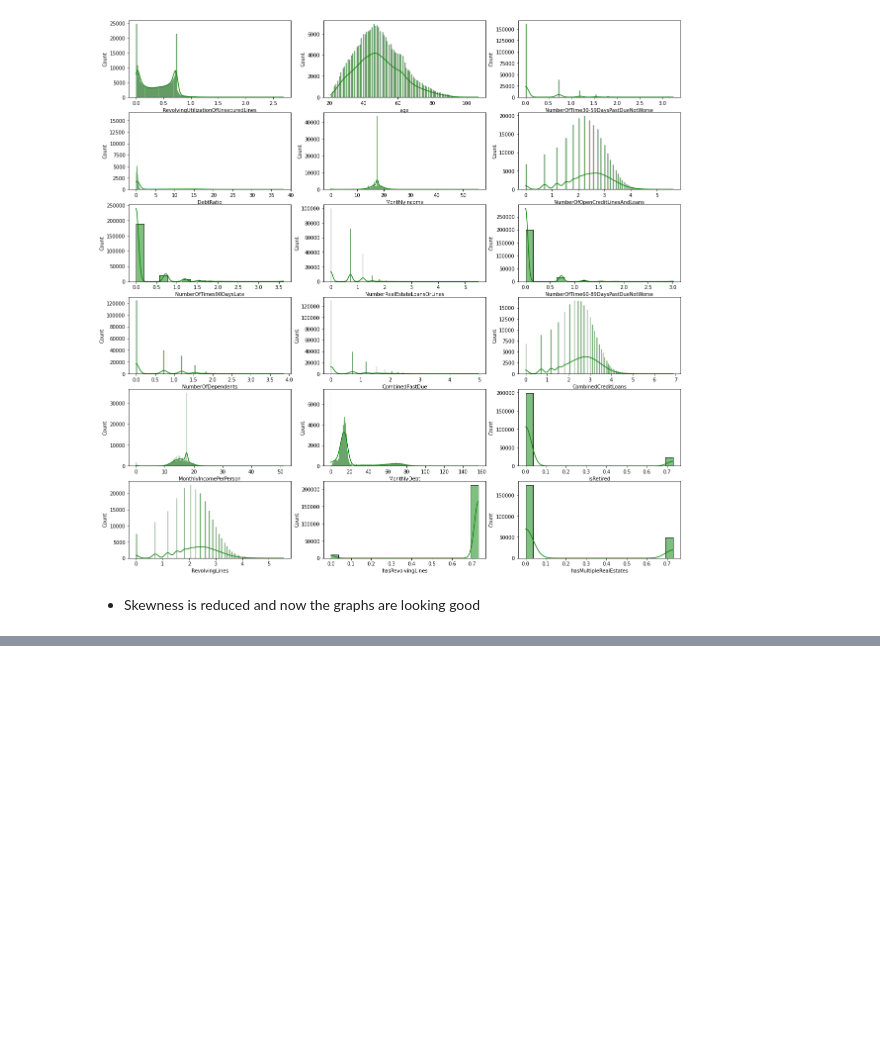
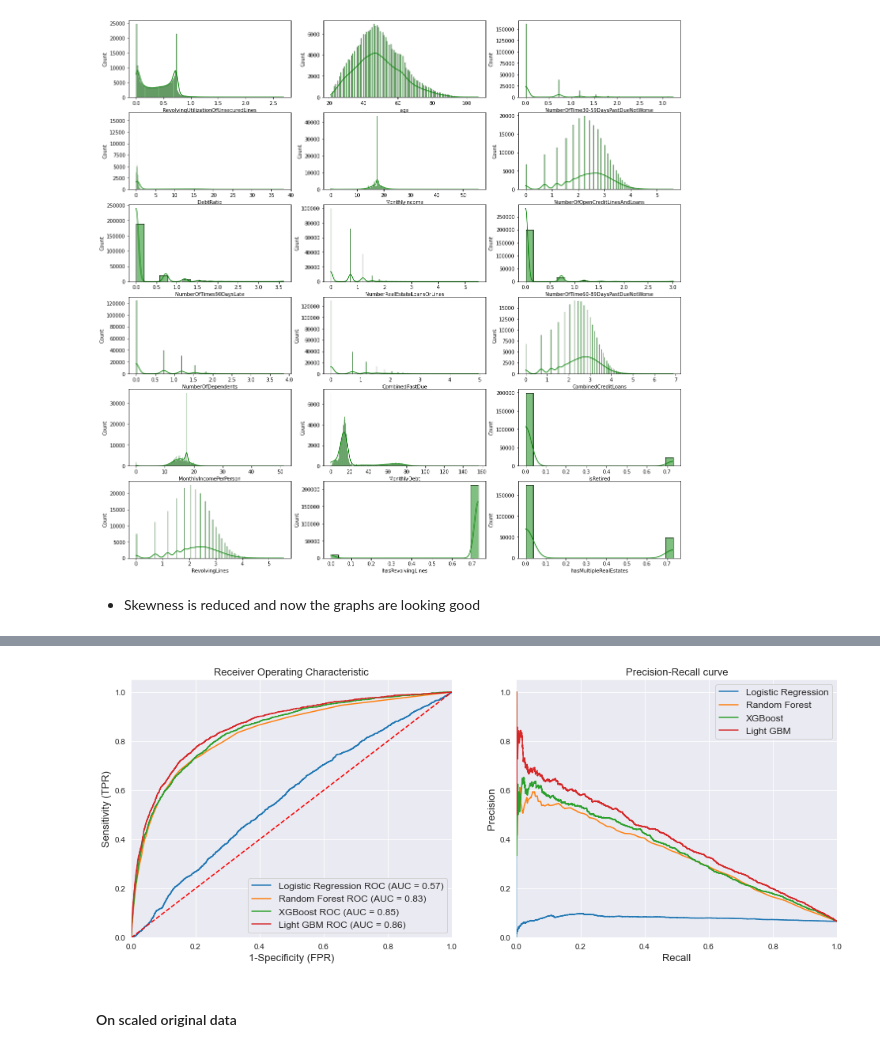
Before and after one commit to Satyendra-Mishra/Projects, a Jupyter notebook: Credit_card_default_prediction_ML/Credit_card_default_ML.ipynb, the cells around one changed output, grey strips where cells are left out. Cells and saved outputs as stored; diff of their text form; code cells hidden in the pictures; blank space fills up the shorter version.

Commit message:
Modelling credit default

```diff
--- a/Credit_card_default_prediction_ML/Credit_card_default_ML.ipynb
+++ b/Credit_card_default_prediction_ML/Credit_card_default_ML.ipynb
@@ -959,0 +1037,7 @@ StandardScaler()
+# %%
+# Obtaining class weights based on the class samples imbalance ratio
+vals, num_samples = np.unique(y_train, return_counts = True)
+weights = np.max(num_samples)/num_samples
+print("Unique class labels:\t ",vals)
+print("Corresponding class weights", weights)
+print("No. of class samples\t", num_samples)
@@ -959,0 +1048,6 @@ StandardScaler()
+# %%
+weights_dict = dict()
+for a,b in zip(vals,weights):
+    weights_dict[a] = b
+
+weights_dict
@@ -959,0 +1056,7 @@ StandardScaler()
+# %%
+clf_dict_balanced = {
+    'Logistic Regression' : LogisticRegression(random_state = 101, class_weight = weights_dict, max_iter = 300),
+    'Random Forest': RandomForestClassifier(random_state = 101, class_weight = weights_dict),
+    'XGBoost': XGBClassifier(random_state = 101, scale_pos_weight = weights_dict[1]),
+    'Light GBM' : LGBMClassifier(random_state = 101, scale_pos_weight = weights_dict[1])
+}
@@ -959,0 +1065,4 @@ StandardScaler()
+# %%
+models_org, org_clf_scores = evaluate_clf(clf_dict_balanced,
+                                          df_train.to_numpy(), df_val.to_numpy(),
+                                          y_train.to_numpy(), y_val.to_numpy())
@@ -959,0 +1082,8 @@ StandardScaler()
+# %%
+sns.set_style('darkgrid')
+plot_metrics_multiple(models_org, df_val.to_numpy(), y_val.to_numpy())
+plt.show();
+# %% [output]
+[figure, added]
+# %% [markdown]
+#### On scaled original data
```
Also changed, not shown: parts of 62 cells of this notebook.
